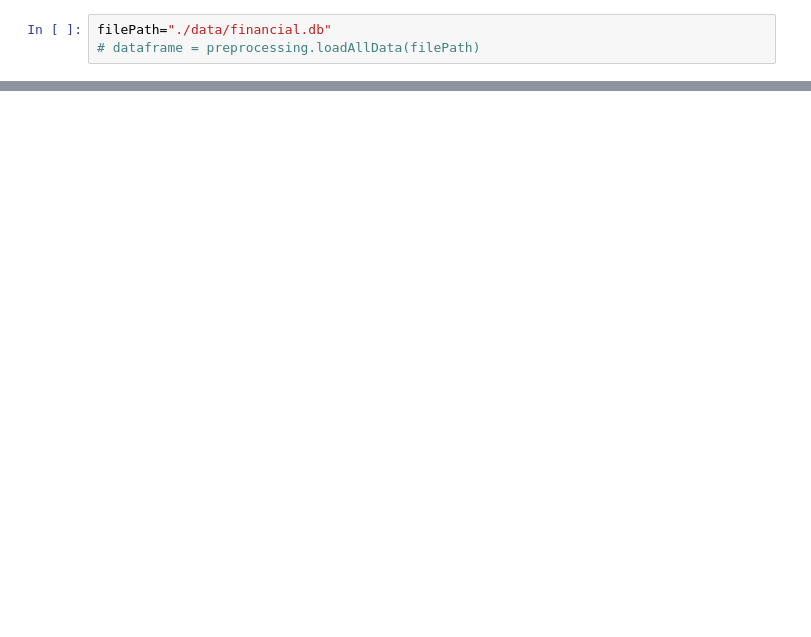
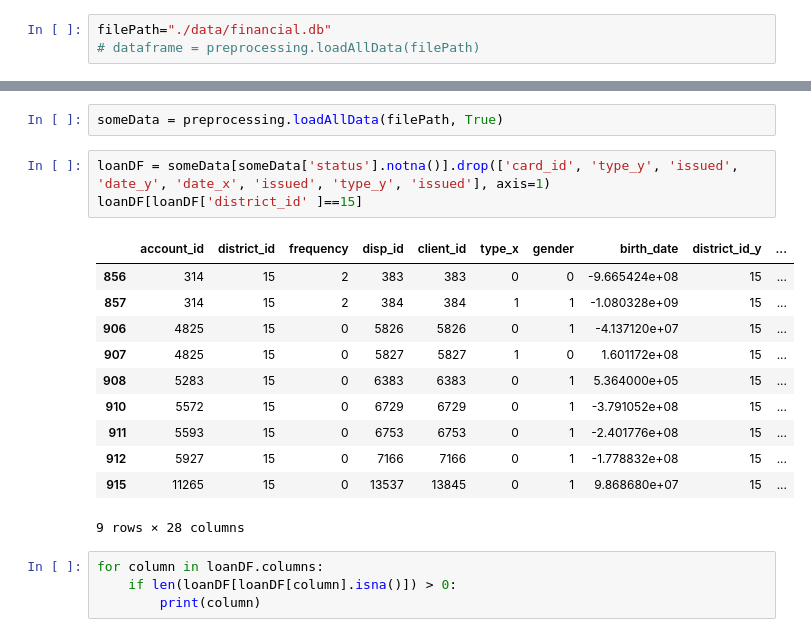
Before and after one commit to LaneMatthewJ/teamAllBlacks_czechBanking, a Jupyter notebook: RegressionAttempt.ipynb, the cells around one changed output, grey strips where cells are left out. Saved outputs shown, nothing was run; the diff lists cells and outputs as text; blank space fills up the shorter version.

```diff
--- a/RegressionAttempt.ipynb
+++ b/RegressionAttempt.ipynb
@@ -376,0 +220,21 @@ import sklean.
+# %%
+someData = preprocessing.loadAllData(filePath, True)
+# %%
+loanDF = someData[someData['status'].notna()].drop(['card_id', 'type_y', 'issued', 'date_y', 'date_x', 'issued', 'type_y', 'issued'], axis=1)
+loanDF[loanDF['district_id' ]==15]
+# %% [output]
+|  | account_id | district_id | frequency | disp_id | client_id | type_x | gender | birth_date | district_id_y | ... |
+| 856 | 314 | 15 | 2 | 383 | 383 | 0 | 0 | -9.665424e+08 | 15 | ... |
+| 857 | 314 | 15 | 2 | 384 | 384 | 1 | 1 | -1.080328e+09 | 15 | ... |
+| 906 | 4825 | 15 | 0 | 5826 | 5826 | 0 | 1 | -4.137120e+07 | 15 | ... |
+| 907 | 4825 | 15 | 0 | 5827 | 5827 | 1 | 0 | 1.601172e+08 | 15 | ... |
+| 908 | 5283 | 15 | 0 | 6383 | 6383 | 0 | 1 | 5.364000e+05 | 15 | ... |
+| 910 | 5572 | 15 | 0 | 6729 | 6729 | 0 | 1 | -3.791052e+08 | 15 | ... |
+| 911 | 5593 | 15 | 0 | 6753 | 6753 | 0 | 1 | -2.401776e+08 | 15 | ... |
+| 912 | 5927 | 15 | 0 | 7166 | 7166 | 0 | 1 | -1.778832e+08 | 15 | ... |
+| 915 | 11265 | 15 | 0 | 13537 | 13845 | 0 | 1 | 9.868680e+07 | 15 | ... |
+9 rows × 28 columns
+# %%
+for column in loanDF.columns:
+    if len(loanDF[loanDF[column].isna()]) > 0:
+        print(column)
```
Also changed, not shown: parts of 49 cells of this notebook.
